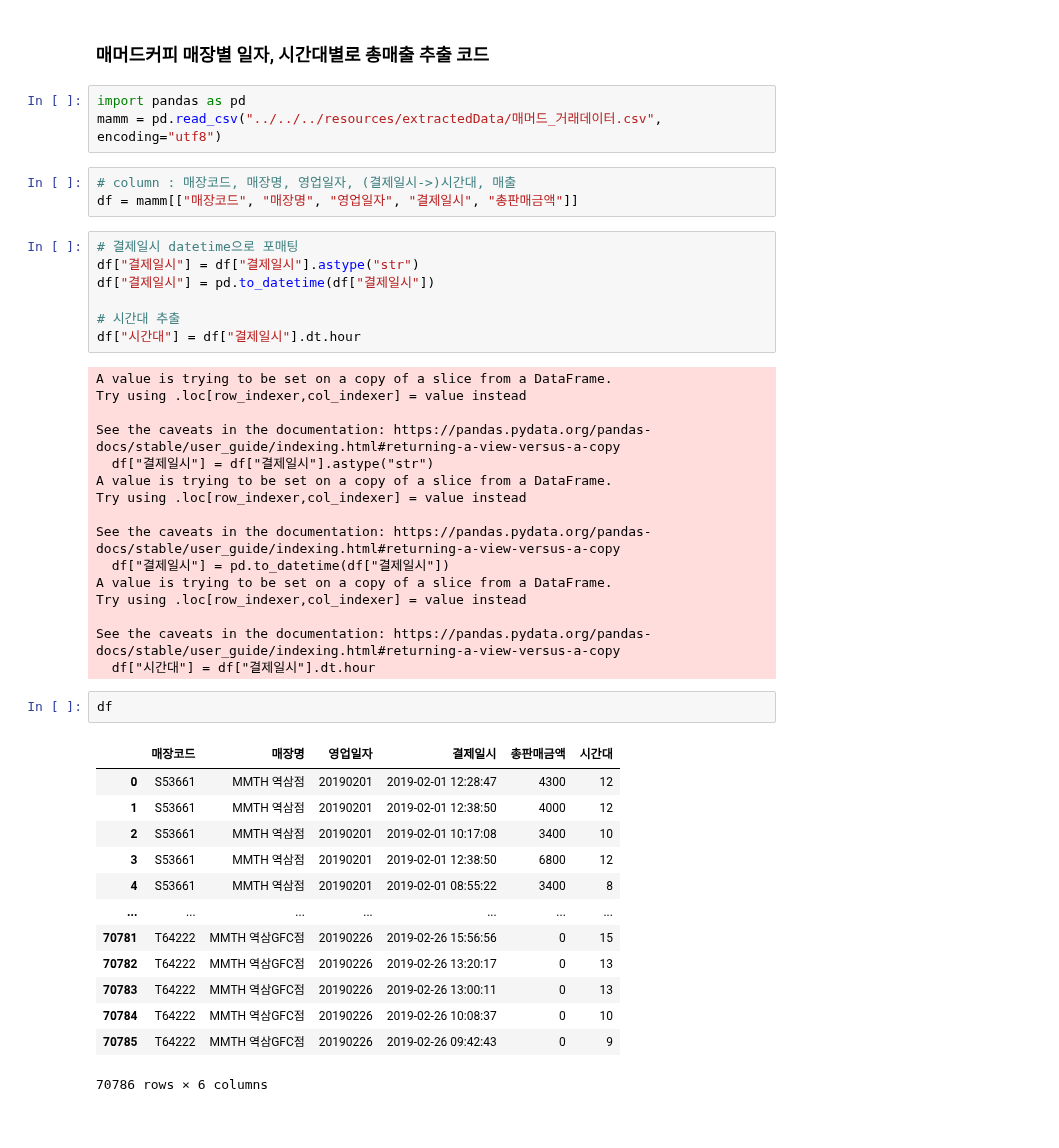
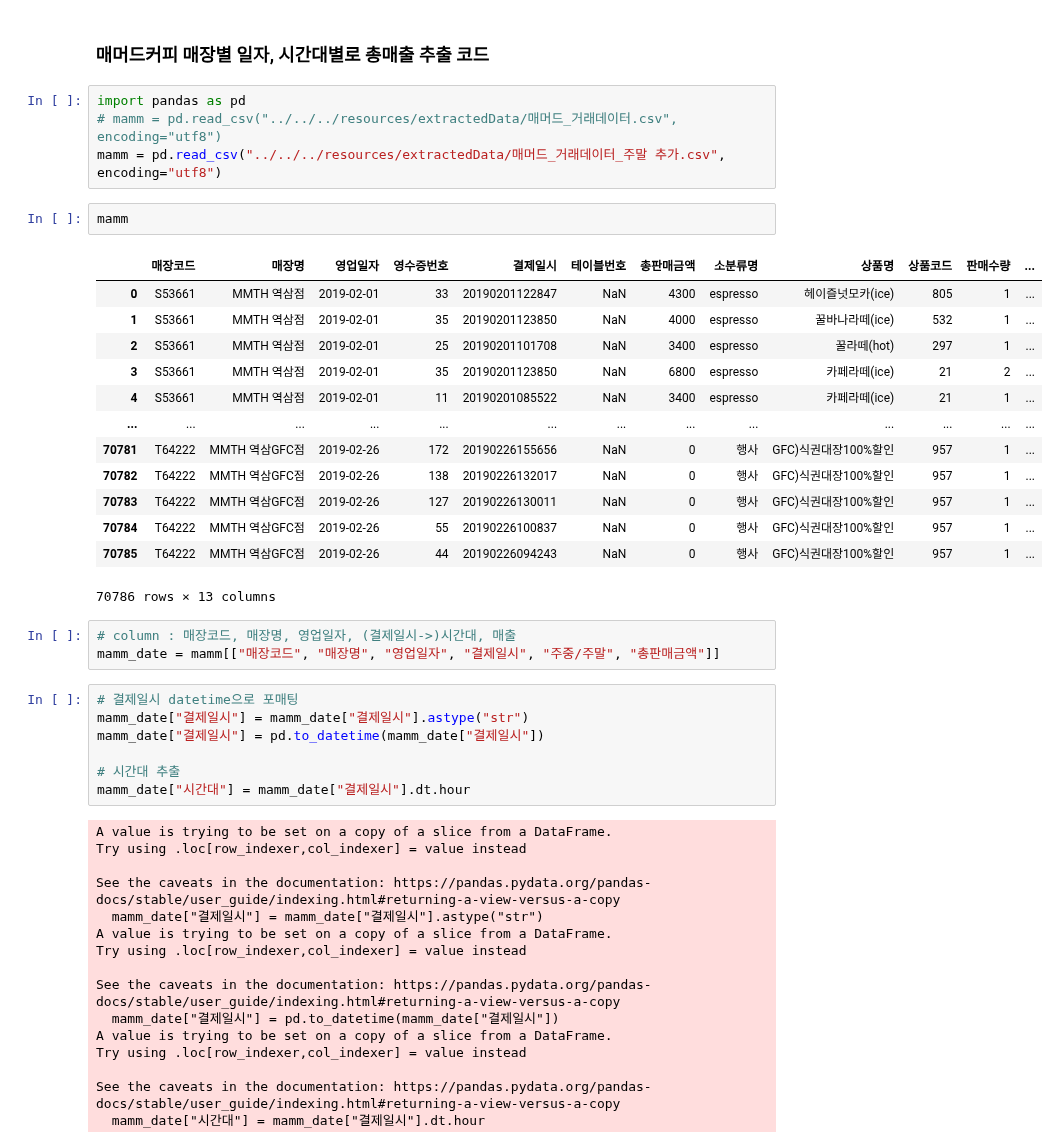
Before and after one commit to POSdata-Sales-Prediction/Store-operation-consulting, a Jupyter notebook: Data Preprocessing/sub2/mammothCoffee_sale.ipynb, the cells around one changed output. Cells and saved outputs as stored; diff of their text form.

```diff
--- a/Data Preprocessing/sub2/mammothCoffee_sale.ipynb
+++ b/Data Preprocessing/sub2/mammothCoffee_sale.ipynb
@@ -2,46 +2,47 @@
 ### 매머드커피 매장별 일자, 시간대별로 총매출 추출 코드
 # %%
 import pandas as pd
-mamm = pd.read_csv("../../../resources/extractedData/매머드_거래데이터.csv", encoding="utf8")
+# mamm = pd.read_csv("../../../resources/extractedData/매머드_거래데이터.csv", encoding="utf8")
+mamm = pd.read_csv("../../../resources/extractedData/매머드_거래데이터_주말 추가.csv", encoding="utf8")
+# %%
+mamm
+# %% [output]
+|  | 매장코드 | 매장명 | 영업일자 | 영수증번호 | 결제일시 | 테이블번호 | 총판매금액 | 소분류명 | 상품명 | 상품코드 | 판매수량 | ... |
+| 0 | S53661 | MMTH 역삼점 | 2019-02-01 | 33 | 20190201122847 | NaN | 4300 | espresso | 헤이즐넛모카(ice) | 805 | 1 | ... |
+| 1 | S53661 | MMTH 역삼점 | 2019-02-01 | 35 | 20190201123850 | NaN | 4000 | espresso | 꿀바나라떼(ice) | 532 | 1 | ... |
+| 2 | S53661 | MMTH 역삼점 | 2019-02-01 | 25 | 20190201101708 | NaN | 3400 | espresso | 꿀라떼(hot) | 297 | 1 | ... |
+| 3 | S53661 | MMTH 역삼점 | 2019-02-01 | 35 | 20190201123850 | NaN | 6800 | espresso | 카페라떼(ice) | 21 | 2 | ... |
+| 4 | S53661 | MMTH 역삼점 | 2019-02-01 | 11 | 20190201085522 | NaN | 3400 | espresso | 카페라떼(ice) | 21 | 1 | ... |
+| ... | ... | ... | ... | ... | ... | ... | ... | ... | ... | ... | ... | ... |
+| 70781 | T64222 | MMTH 역삼GFC점 | 2019-02-26 | 172 | 20190226155656 | NaN | 0 | 행사 | GFC)식권대장100%할인 | 957 | 1 | ... |
+| 70782 | T64222 | MMTH 역삼GFC점 | 2019-02-26 | 138 | 20190226132017 | NaN | 0 | 행사 | GFC)식권대장100%할인 | 957 | 1 | ... |
+| 70783 | T64222 | MMTH 역삼GFC점 | 2019-02-26 | 127 | 20190226130011 | NaN | 0 | 행사 | GFC)식권대장100%할인 | 957 | 1 | ... |
+| 70784 | T64222 | MMTH 역삼GFC점 | 2019-02-26 | 55 | 20190226100837 | NaN | 0 | 행사 | GFC)식권대장100%할인 | 957 | 1 | ... |
+| 70785 | T64222 | MMTH 역삼GFC점 | 2019-02-26 | 44 | 20190226094243 | NaN | 0 | 행사 | GFC)식권대장100%할인 | 957 | 1 | ... |
+70786 rows × 13 columns
 # %%
 # column : 매장코드, 매장명, 영업일자, (결제일시->)시간대, 매출
-df = mamm[["매장코드", "매장명", "영업일자", "결제일시", "총판매금액"]]
+mamm_date = mamm[["매장코드", "매장명", "영업일자", "결제일시", "주중/주말", "총판매금액"]]
 # %%
 # 결제일시 datetime으로 포매팅
-df["결제일시"] = df["결제일시"].astype("str")
-df["결제일시"] = pd.to_datetime(df["결제일시"])
+mamm_date["결제일시"] = mamm_date["결제일시"].astype("str")
+mamm_date["결제일시"] = pd.to_datetime(mamm_date["결제일시"])
 
 # 시간대 추출
-df["시간대"] = df["결제일시"].dt.hour
+mamm_date["시간대"] = mamm_date["결제일시"].dt.hour
 # %% [output]
 A value is trying to be set on a copy of a slice from a DataFrame.
 Try using .loc[row_indexer,col_indexer] = value instead
 
 See the caveats in the documentation: https://pandas.pydata.org/pandas-docs/stable/user_guide/indexing.html#returning-a-view-versus-a-copy
-  df["결제일시"] = df["결제일시"].astype("str")
+  mamm_date["결제일시"] = mamm_date["결제일시"].astype("str")
 A value is trying to be set on a copy of a slice from a DataFrame.
 Try using .loc[row_indexer,col_indexer] = value instead
 
 See the caveats in the documentation: https://pandas.pydata.org/pandas-docs/stable/user_guide/indexing.html#returning-a-view-versus-a-copy
-  df["결제일시"] = pd.to_datetime(df["결제일시"])
+  mamm_date["결제일시"] = pd.to_datetime(mamm_date["결제일시"])
 A value is trying to be set on a copy of a slice from a DataFrame.
 Try using .loc[row_indexer,col_indexer] = value instead
 
 See the caveats in the documentation: https://pandas.pydata.org/pandas-docs/stable/user_guide/indexing.html#returning-a-view-versus-a-copy
-  df["시간대"] = df["결제일시"].dt.hour
+  mamm_date["시간대"] = mamm_date["결제일시"].dt.hour
-# %%
-df
-# %% [output]
-|  | 매장코드 | 매장명 | 영업일자 | 결제일시 | 총판매금액 | 시간대 |
-| 0 | S53661 | MMTH 역삼점 | 20190201 | 2019-02-01 12:28:47 | 4300 | 12 |
-| 1 | S53661 | MMTH 역삼점 | 20190201 | 2019-02-01 12:38:50 | 4000 | 12 |
-| 2 | S53661 | MMTH 역삼점 | 20190201 | 2019-02-01 10:17:08 | 3400 | 10 |
-| 3 | S53661 | MMTH 역삼점 | 20190201 | 2019-02-01 12:38:50 | 6800 | 12 |
-| 4 | S53661 | MMTH 역삼점 | 20190201 | 2019-02-01 08:55:22 | 3400 | 8 |
-| ... | ... | ... | ... | ... | ... | ... |
-| 70781 | T64222 | MMTH 역삼GFC점 | 20190226 | 2019-02-26 15:56:56 | 0 | 15 |
-| 70782 | T64222 | MMTH 역삼GFC점 | 20190226 | 2019-02-26 13:20:17 | 0 | 13 |
-| 70783 | T64222 | MMTH 역삼GFC점 | 20190226 | 2019-02-26 13:00:11 | 0 | 13 |
-| 70784 | T64222 | MMTH 역삼GFC점 | 20190226 | 2019-02-26 10:08:37 | 0 | 10 |
-| 70785 | T64222 | MMTH 역삼GFC점 | 20190226 | 2019-02-26 09:42:43 | 0 | 9 |
-70786 rows × 6 columns
```
Also changed, not shown: parts of 9 cells of this notebook.
